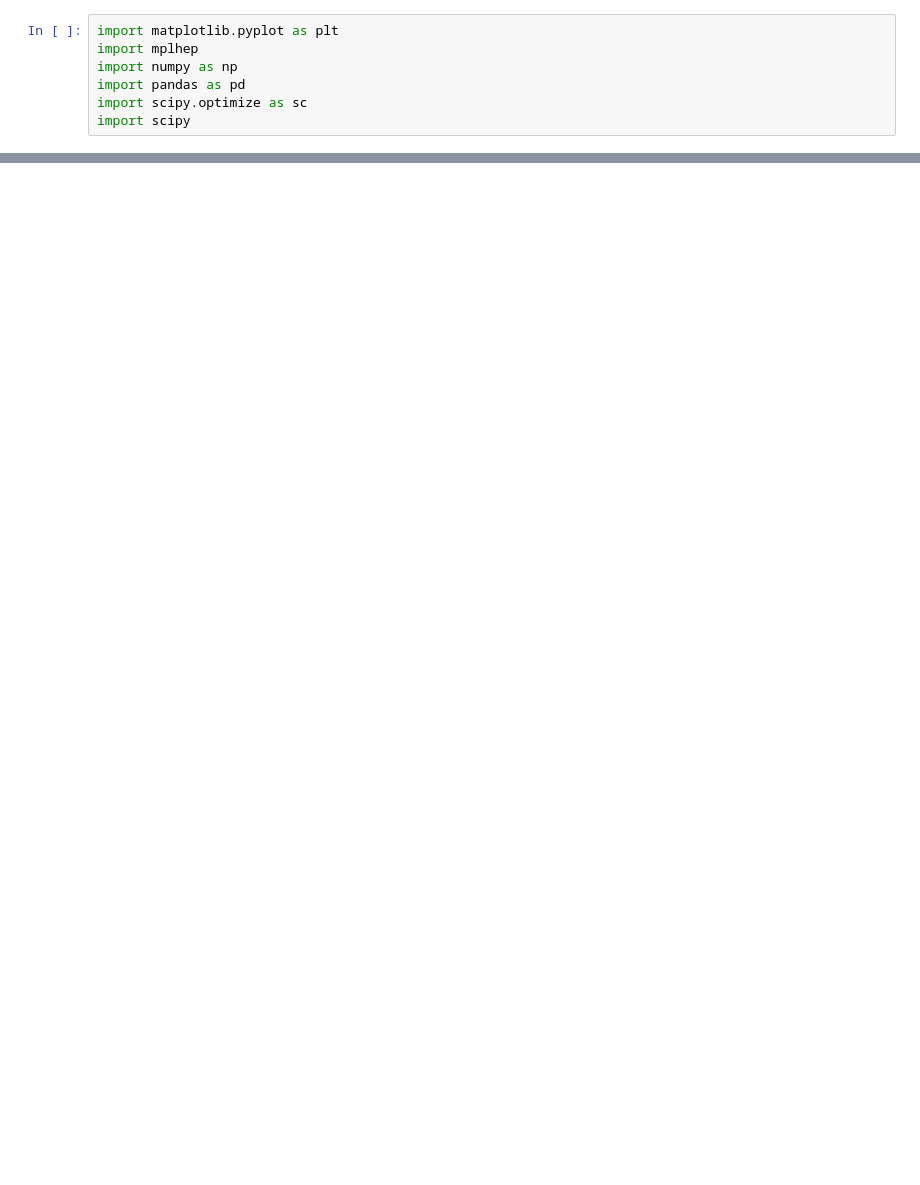
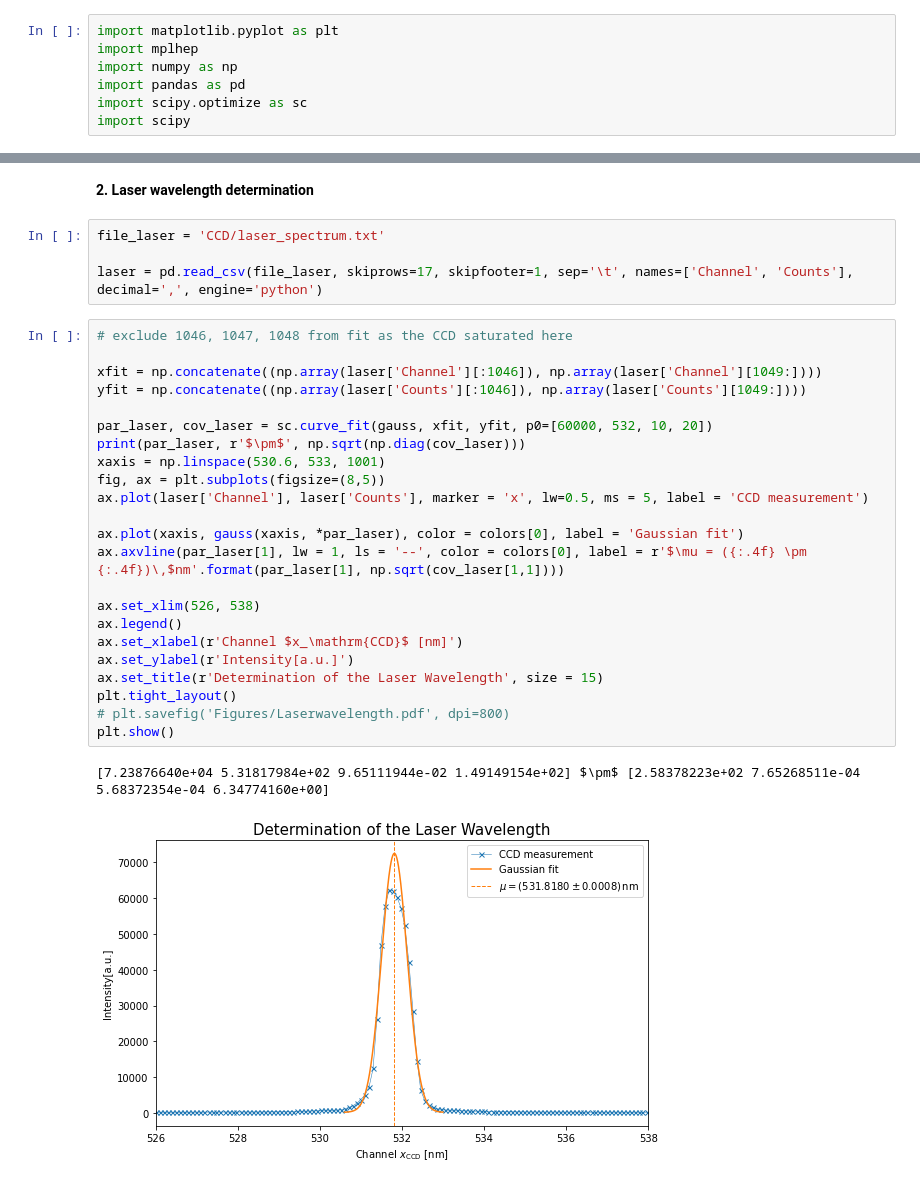
Before and after one commit to nicolaigoelz/Raman, a Jupyter notebook: CCD_Calibration_measurement.ipynb, the cells around one changed output, grey strips where cells are left out. Drawn from its saved outputs; the diff is of its cells as text; blank space fills up the shorter version.

```diff
--- a/CCD_Calibration_measurement.ipynb
+++ b/CCD_Calibration_measurement.ipynb
@@ -77,3 +110,35 @@ Fit: 578.8135808545674 +- 0.003993891521947161
 Nist 579.0663
 
  Our CCD is slightly (approx 0.2nm) shifted down.
+# %% [markdown]
+**2. Laser wavelength determination**
+# %%
+file_laser = 'CCD/laser_spectrum.txt'
+
+laser = pd.read_csv(file_laser, skiprows=17, skipfooter=1, sep='\t', names=['Channel', 'Counts'], decimal=',', engine='python')
+# %%
+# exclude 1046, 1047, 1048 from fit as the CCD saturated here
+
+xfit = np.concatenate((np.array(laser['Channel'][:1046]), np.array(laser['Channel'][1049:])))
+yfit = np.concatenate((np.array(laser['Counts'][:1046]), np.array(laser['Counts'][1049:])))
+
+par_laser, cov_laser = sc.curve_fit(gauss, xfit, yfit, p0=[60000, 532, 10, 20])
+print(par_laser, r'$\pm$', np.sqrt(np.diag(cov_laser)))
+xaxis = np.linspace(530.6, 533, 1001)
+fig, ax = plt.subplots(figsize=(8,5))
+ax.plot(laser['Channel'], laser['Counts'], marker = 'x', lw=0.5, ms = 5, label = 'CCD measurement')
+
+ax.plot(xaxis, gauss(xaxis, *par_laser), color = colors[0], label = 'Gaussian fit')
+ax.axvline(par_laser[1], lw = 1, ls = '--', color = colors[0], label = r'$\mu = ({:.4f} \pm {:.4f})\,$nm'.format(par_laser[1], np.sqrt(cov_laser[1,1])))
+
+ax.set_xlim(526, 538)
+ax.legend()
+ax.set_xlabel(r'Channel $x_\mathrm{CCD}$ [nm]')
+ax.set_ylabel(r'Intensity[a.u.]')
+ax.set_title(r'Determination of the Laser Wavelength', size = 15)
+plt.tight_layout()
+# plt.savefig('Figures/Laserwavelength.pdf', dpi=800)
+plt.show()
+# %% [output]
+[7.23876640e+04 5.31817984e+02 9.65111944e-02 1.49149154e+02] $\pm$ [2.58378223e+02 7.65268511e-04 5.68372354e-04 6.34774160e+00]
+[figure, added]
```
Also changed, not shown: parts of 12 cells of this notebook, 5 other files.
